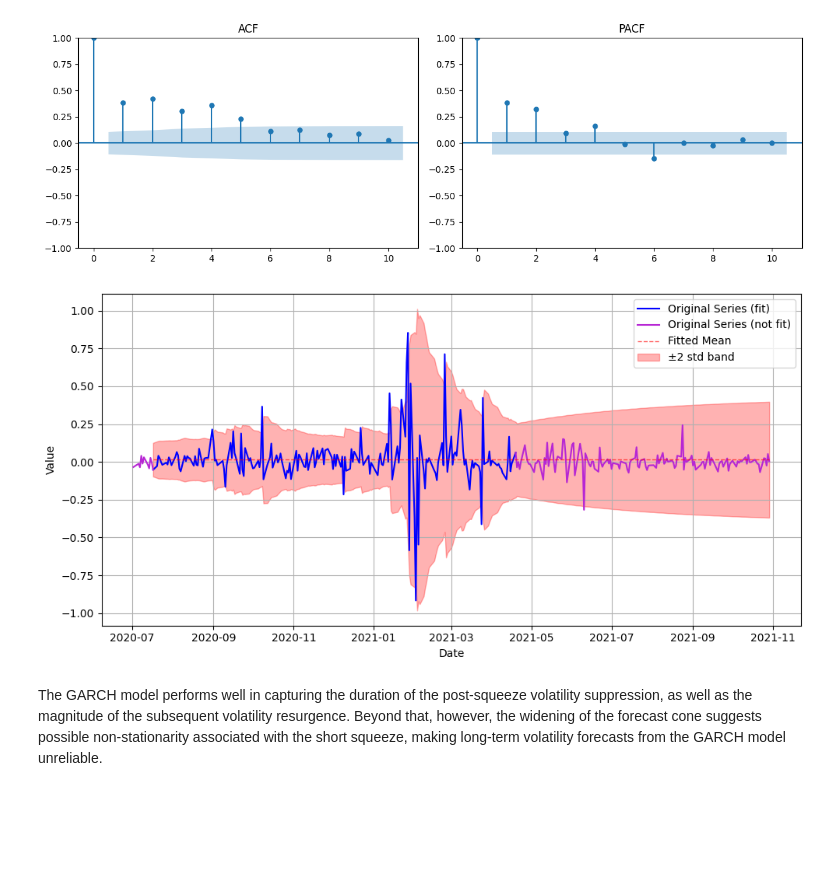
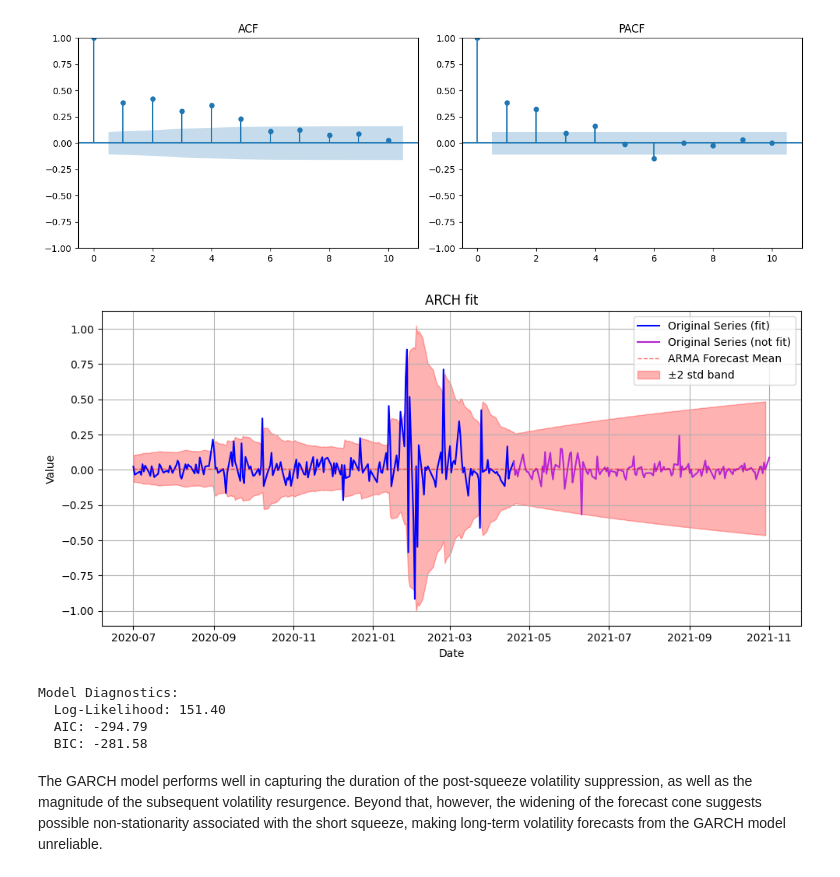
Before and after one commit to AlexanderGTumanov/stock-analyzer, a Jupyter notebook: notebooks/stock_analyzer.ipynb, the cells around one changed output. Saved outputs shown, nothing was run; the diff lists cells and outputs as text; code cells hidden in the pictures; blank space fills up the shorter version.

```diff
--- a/notebooks/stock_analyzer.ipynb
+++ b/notebooks/stock_analyzer.ipynb
@@ -13,6 +12,15 @@ import model_pytorch
 
 import warnings
 warnings.simplefilter("ignore", category = FutureWarning)
+# %%
+stock_BA = analysis.retrieve_stock('BA', '2000-01-01', '2025-01-01')
+log_returns_BA = analysis.log_returns(stock_BA)
+
+stock_GME = analysis.retrieve_stock('GME', '2000-01-01', '2025-01-01')
+log_returns_GME = analysis.log_returns(stock_GME)
+
+stock_AAPL = analysis.retrieve_stock('AAPL', '2000-01-01', '2025-01-01')
+log_returns_AAPL = analysis.log_returns(stock_AAPL)
 # %% [markdown]
 ## ARCH fits
 # %% [markdown]
@@ -20,19 +28,17 @@ warnings.simplefilter("ignore", category = FutureWarning)
 # %% [markdown]
 Boeing (BA) stock was heavily affected by the COVID market crash in early 2020, due to the sharp decrease in the number of passengers. By considering the log returns of this stock in the lead-up to the crash and its immediate aftermath, we see no noticeable autocorrelation in the returns themselves, but strong autocorrelation in the residuals (or, equivalently, in the squared returns). This suggests that a GARCH(1,1) model is appropriate for this data.
 # %%
-start = dt.datetime(2019, 10, 1)
-end = dt.datetime(2020, 10, 1)
-stock = analysis.retrieve_stock('BA', start, end)
-log_returns = analysis.log_returns(stock)
+log_returns_BA_arch = log_returns_BA.loc['2019-10-01':'2020-10-01']
 
-analysis.plot_acf_pacf(log_returns, lags = 9)
-analysis.plot_acf_pacf(log_returns ** 2, lags = 9)
+analysis.plot_acf_pacf(log_returns_BA_arch, lags = 9)
+analysis.plot_acf_pacf(log_returns_BA_arch ** 2, lags = 9)
 # %% [output]
 [figure]
 [figure]
 # %% [markdown]
 The GARCH model is incapable of predicting the crash itself, but when the initial stages of the crash are included in the fit, it can produce reliable predictions for the volatility decline following the crash.
 # %%
-arch = model_arma_arch.fit_ARCH(log_returns[10:114], lags = 0, p = 1, q = 1)
-analysis.plot_series(log_returns, arch, horizon = 142)
+arch_BA = model_arch.fit_ARCH(log_returns_BA_arch.loc[:'2020-03-12'], lags = 0, p = 1, q = 1)
+model_arch.plot_series(log_returns_BA_arch, arch_BA, horizon = 144)
+model_arch.print_diagnostics(arch_BA)
 # %% [output]
@@ -42,21 +52,23 @@ analysis.plot_series(log_returns, arch, horizon = 142)
 # %% [markdown]
 Similarly to the Boeing case considered above, the ACF/PACF plots indicate that the GARCH(1,1) fit is appropriate.
 # %%
-start = dt.datetime(2020, 7, 1)
-end = dt.datetime(2021, 11, 1)
-stock = analysis.retrieve_stock('GME', start, end)
-log_returns = analysis.log_returns(stock)
+log_returns_GME_arch = log_returns_GME.loc['2020-07-01':'2021-11-01']
 
-analysis.plot_acf_pacf(log_returns, lags = 10)
-analysis.plot_acf_pacf(log_returns ** 2, lags = 10)
+analysis.plot_acf_pacf(log_returns_GME_arch, lags = 10)
+analysis.plot_acf_pacf(log_returns_GME_arch ** 2, lags = 10)
 # %% [output]
 [figure]
 [figure]
 # %%
-arch = model_arma_arch.fit_ARCH(log_returns[10:200], lags = 0, p = 1, q = 1)
-analysis.plot_series(log_returns, arch, horizon = 139)
+arch_GME = model_arch.fit_ARCH(log_returns_GME_arch.loc[:'2021-04-19'], lags = 0, p = 1, q = 1)
+model_arch.plot_series(log_returns_GME_arch, arch_GME, horizon = 139)
+model_arch.print_diagnostics(arch_GME)
 # %% [output]
-[figure, old version]
+[figure, new version]
+Model Diagnostics:
+  Log-Likelihood: 151.40
+  AIC: -294.79
+  BIC: -281.58
 # %% [markdown]
 The GARCH model performs well in capturing the duration of the post-squeeze volatility suppression, as well as the magnitude of the subsequent volatility resurgence. Beyond that, however, the widening of the forecast cone suggests possible non-stationarity associated with the short squeeze, making long-term volatility forecasts from the GARCH model unreliable.
 # %% [markdown]
```
Also changed, not shown: parts of 25 cells of this notebook, 4 other files.
